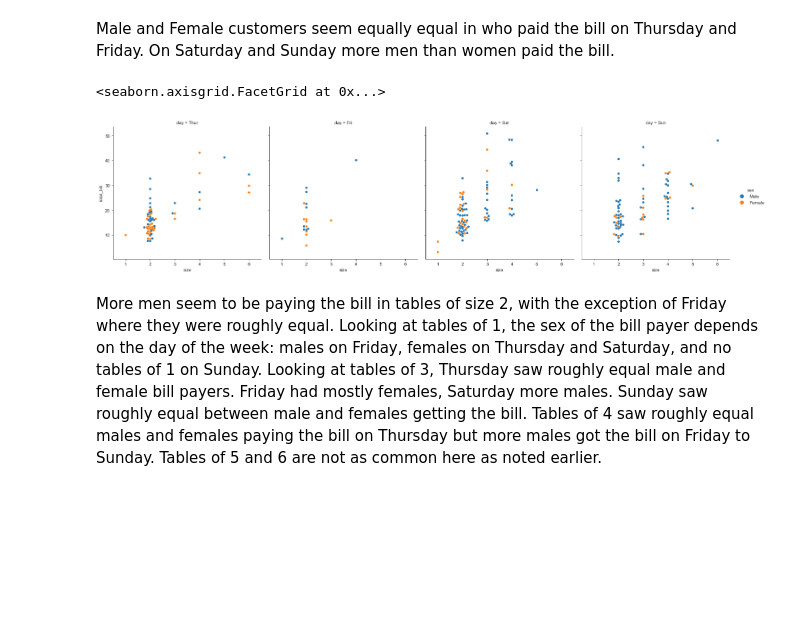
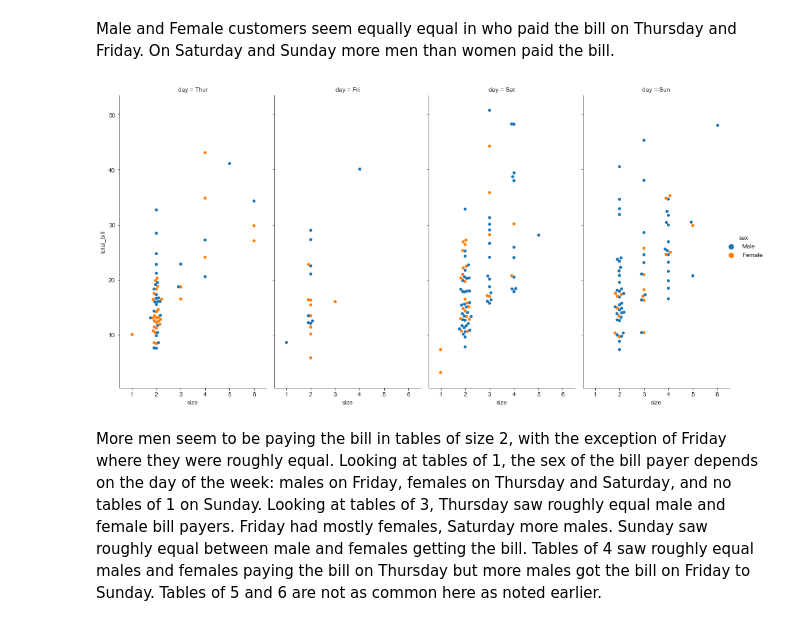
Before and after one commit to zoecahill1/fundamentals-project, a Jupyter notebook: tips-dataset.ipynb, the cells around one changed output. Saved outputs shown, nothing was run; the diff lists cells and outputs as text; code cells hidden in the pictures; blank space fills up the shorter version.

```diff
--- a/tips-dataset.ipynb
+++ b/tips-dataset.ipynb
@@ -500,10 +499,10 @@ Text(0.5, 1.0, 'Gender of Bill Payer by Day')
 Male and Female customers seem equally equal in who paid the bill on Thursday and Friday. On Saturday and Sunday more men than women paid the bill.
 # %%
 # Plot looking at gender of bill payer, on different days and by size of party
-sns.catplot(x="size", y="total_bill",hue="sex", col="day",data=tips, kind="swarm")
+g = sns.catplot(x="size", y="total_bill",hue="sex", col="day",data=tips, kind="swarm")
+g.fig.set_size_inches(15,8)
 # %% [output]
-<seaborn.axisgrid.FacetGrid at 0x...>
-[figure, old version]
+[figure, new version]
 # %% [markdown]
 More men seem to be paying the bill in tables of size 2, with the exception of Friday where they were roughly equal. Looking at tables of 1, the sex of the bill payer depends on the day of the week: males on Friday, females
 on Thursday and Saturday, and no tables of 1 on Sunday. Looking at tables of 3, Thursday saw roughly equal
```
Also changed, not shown: parts of 20 cells of this notebook.
